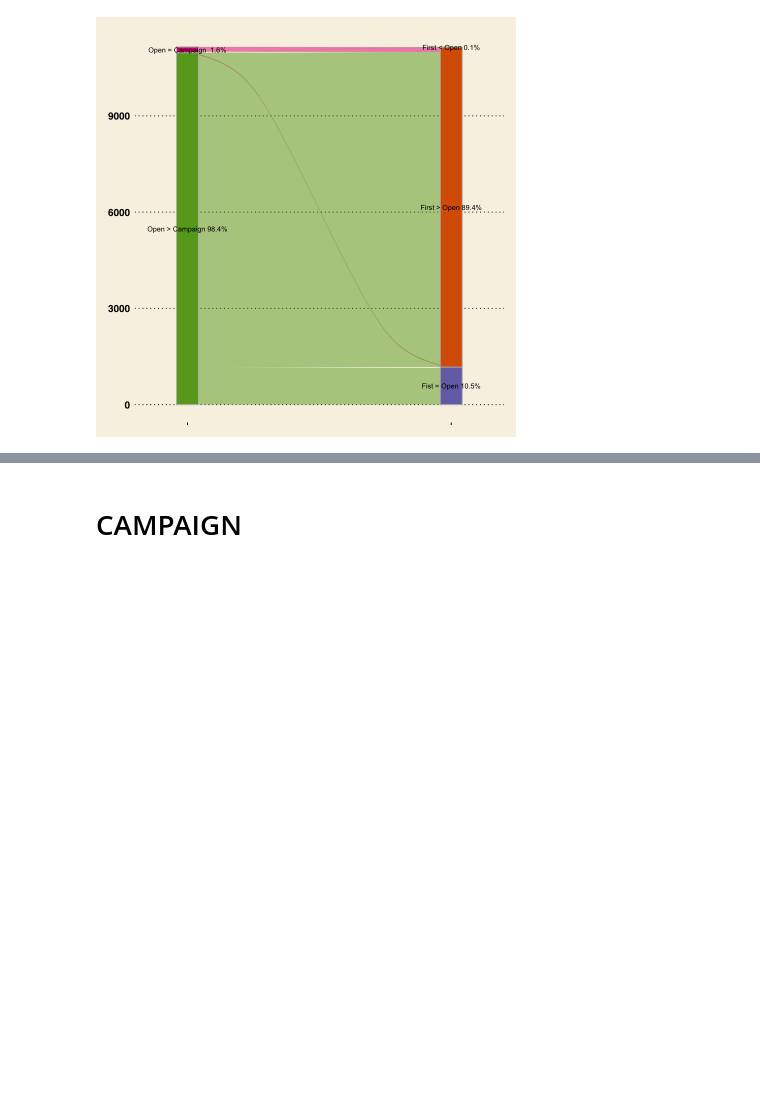
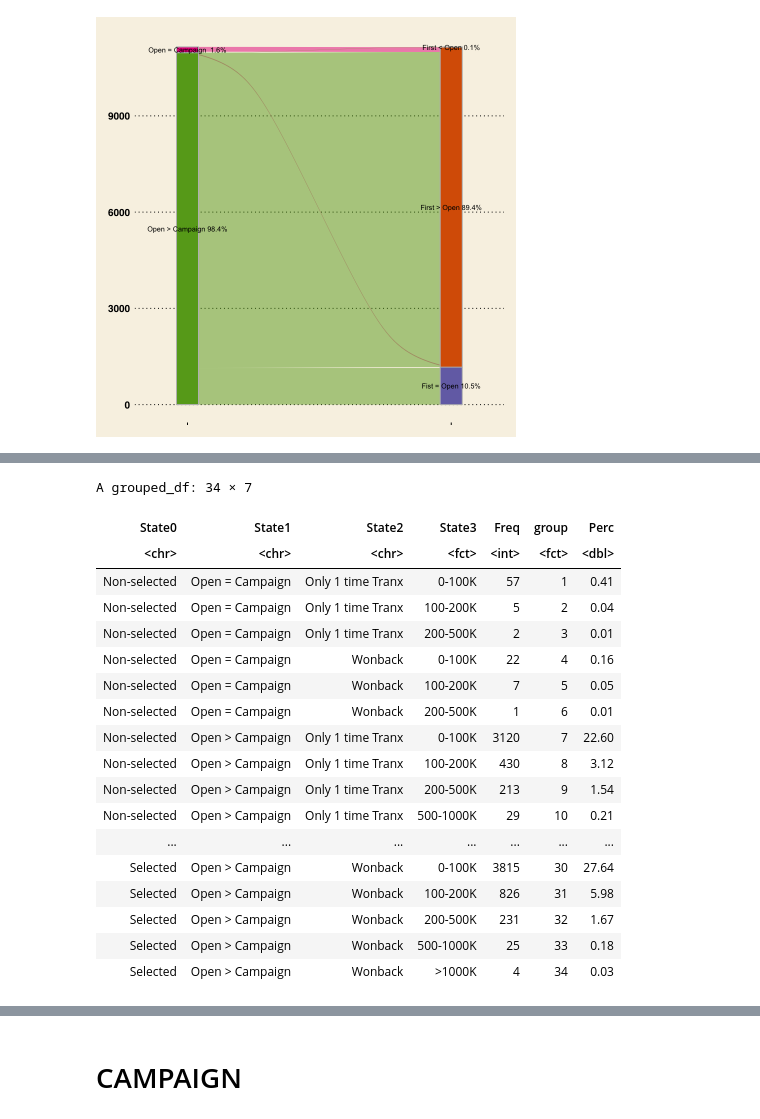
Before and after one commit to VIB-DSC-Data/Topup-dashboard, a Jupyter notebook: Lab1.ipynb, the cells around one changed output, grey strips where cells are left out. Saved outputs shown, nothing was run; the diff lists cells and outputs as text; code cells hidden in the pictures; blank space fills up the shorter version.

```diff
--- a/Lab1.ipynb
+++ b/Lab1.ipynb
@@ -537,0 +586,10 @@ ggplot(after2, aes(y = Freq, axis1 = State1, axis2 = State2)) +
+# %%
+after2 <- after %>% filter(IB_REGISTERED_DATE2 >= cam_date) %>% filter(CLIENT_NO %in% both) %>%
+        group_by(CLIENT_NO) %>%
+        summarise(first = min(TRAN_DATE), IB_REGISTERED_DATE2 = mean(IB_REGISTERED_DATE2), freq = n(), amt = mean(TRAN_AMOUNT)) %>%
+        ungroup() %>%
+        mutate(State0 = case_when(CLIENT_NO %in% client_nos ~ 'Selected', CLIENT_NO %in% non_client_nos ~ 'Non-selected'),
+                State1 = case_when(IB_REGISTERED_DATE2 == cam_date ~ 'Open = Campaign ', IB_REGISTERED_DATE2 > cam_date ~ 'Open > Campaign', TRUE ~ 'Open < Campaign'),
+                # State2 = case_when(first > IB_REGISTERED_DATE2 ~ 'First > Open', first == IB_REGISTERED_DATE2 ~ 'Fist = Open', TRUE ~ 'First < Open'),
+                State2 = case_when(freq > 1 ~ 'Wonback', freq <= 1 ~ 'Only 1 time Tranx'))
+head(after2)
@@ -537,0 +654,4 @@ ggplot(after2, aes(y = Freq, axis1 = State1, axis2 = State2)) +
+# %%
+after2$group = as.factor(1:nrow(after2))
+after2$Perc = round(after2$Freq / sum(after2$Freq),4) * 100
+write.csv(after2, 'after2.csv', row.names = FALSE)
@@ -537,0 +679,22 @@ ggplot(after2, aes(y = Freq, axis1 = State1, axis2 = State2)) +
+# %%
+after2
+# %% [output]
+A grouped_df: 34 × 7
+| State0 | State1 | State2 | State3 | Freq | group | Perc |
+| <chr> | <chr> | <chr> | <fct> | <int> | <fct> | <dbl> |
+| Non-selected | Open = Campaign | Only 1 time Tranx | 0-100K | 57 | 1 | 0.41 |
+| Non-selected | Open = Campaign | Only 1 time Tranx | 100-200K | 5 | 2 | 0.04 |
+| Non-selected | Open = Campaign | Only 1 time Tranx | 200-500K | 2 | 3 | 0.01 |
+| Non-selected | Open = Campaign | Wonback | 0-100K | 22 | 4 | 0.16 |
+| Non-selected | Open = Campaign | Wonback | 100-200K | 7 | 5 | 0.05 |
+| Non-selected | Open = Campaign | Wonback | 200-500K | 1 | 6 | 0.01 |
+| Non-selected | Open > Campaign | Only 1 time Tranx | 0-100K | 3120 | 7 | 22.60 |
+| Non-selected | Open > Campaign | Only 1 time Tranx | 100-200K | 430 | 8 | 3.12 |
+| Non-selected | Open > Campaign | Only 1 time Tranx | 200-500K | 213 | 9 | 1.54 |
+| Non-selected | Open > Campaign | Only 1 time Tranx | 500-1000K | 29 | 10 | 0.21 |
+| ... | ... | ... | ... | ... | ... | ... |
+| Selected | Open > Campaign | Wonback | 0-100K | 3815 | 30 | 27.64 |
+| Selected | Open > Campaign | Wonback | 100-200K | 826 | 31 | 5.98 |
+| Selected | Open > Campaign | Wonback | 200-500K | 231 | 32 | 1.67 |
+| Selected | Open > Campaign | Wonback | 500-1000K | 25 | 33 | 0.18 |
+| Selected | Open > Campaign | Wonback | >1000K | 4 | 34 | 0.03 |
```
Also changed, not shown: parts of 17 cells of this notebook, 3 other files.
